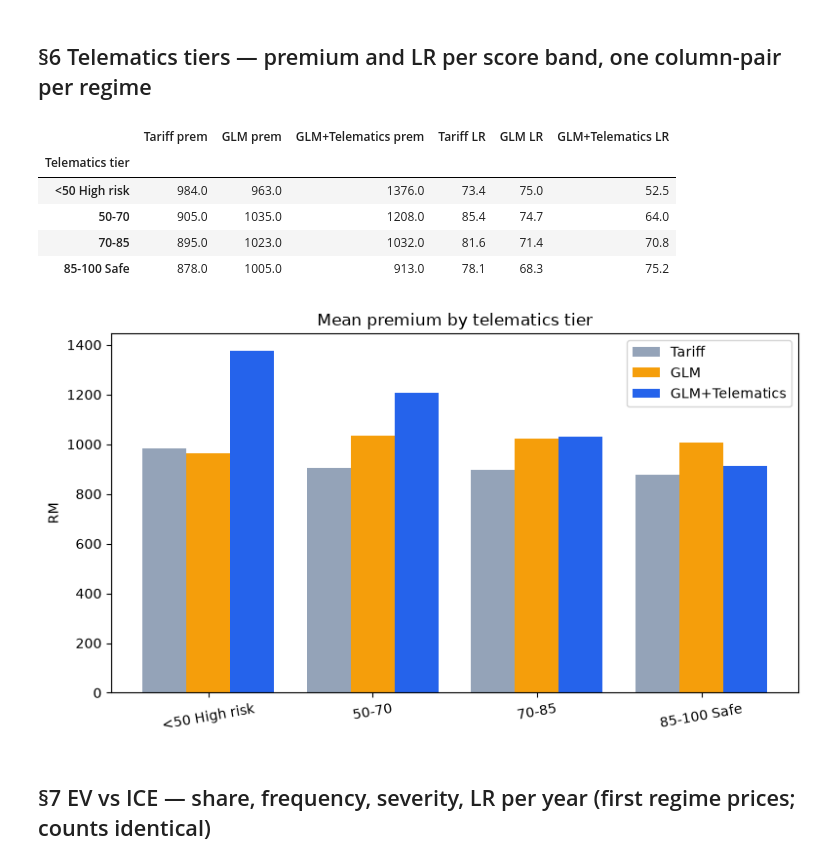
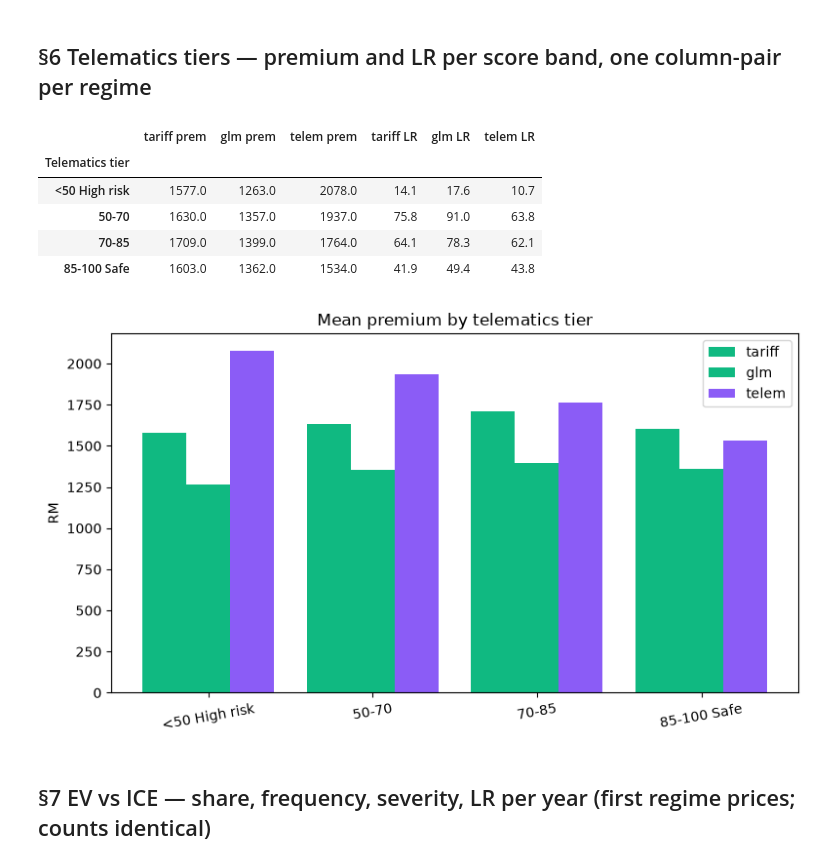
Before and after one commit to QHao-SOLID/MET-X, a Jupyter notebook: simulation/analysis.ipynb, the cells around one changed output. Saved outputs shown, nothing was run; the diff lists cells and outputs as text; code cells hidden in the pictures.

```diff
--- a/simulation/analysis.ipynb
+++ b/simulation/analysis.ipynb
@@ -32,7 +32,7 @@ from voltvision import (
 %matplotlib inline
 
 # --- Which run to dissect (manifest.json lists every scenario x seed) ---
-SC, SEED_RUN = 'high_adopt_freq', 157
+SC, SEED_RUN = 'high_adopt_freq', 67
 try:
     combined = io.load_result(SC, SEED_RUN)
 except FileNotFoundError:
@@ -364,38 +369,39 @@ not produced by the current scenario set (add ICE/MIX/EV runs, or edit pairs): [
 ## §6 Telematics tiers — premium and LR per score band, one column-pair per regime
 # %%
 # Score bands from safe (85-100) to high-risk (<50): does dearer telematics
-# premium actually sit where the losses are, per regime?
+# premium actually sit where the losses are, per regime? EV-only — ICE has no
+# device score, so only EV rows carry a telematics tier.
 def tier_table(b):
-    d = b.copy()
+    d = b[b['telematics_score'].notna()].copy()
     d['tier'] = pd.cut(d['telematics_score'], bins=[0, 50, 70, 85, 100],
                        labels=['<50 High risk', '50-70', '70-85', '85-100 Safe'])
     g = d.groupby('tier', observed=False).agg(n=('POLID', 'size'), mean_prem=('FINAL_PREMIUM_SST', 'mean'),
                                               claims=('CLAIM_AMOUNT', 'sum'), prem_sum=('FINAL_PREMIUM_SST', 'sum'))
     g['lr'] = g['claims'] / g['prem_sum'] * 100
     return g[['n', 'mean_prem', 'lr']]
 
 tiers = {m: tier_table(b) for m, b in books.items()}
 tab = pd.DataFrame({f'{reg_label(m)} prem': tiers[m]['mean_prem'].round(0) for m in REGIMES_RUN})
 tab = tab.join(pd.DataFrame({f'{reg_label(m)} LR': tiers[m]['lr'].round(1) for m in REGIMES_RUN}))
 tab.index.name = 'Telematics tier'
 display(tab)
 x = np.arange(len(tab))
 fig, ax = plt.subplots(figsize=(max(8, 2.5 * len(REGIMES_RUN)), 4.6))
 w = 0.8 / len(REGIMES_RUN)
 for i, m in enumerate(REGIMES_RUN):
     ax.bar(x + (i - (len(REGIMES_RUN) - 1) / 2) * w, tiers[m]['mean_prem'], w,
            label=reg_label(m), color=reg_color(m))
 ax.set_xticks(x); ax.set_xticklabels(tab.index, rotation=10)
 ax.set_title('Mean premium by telematics tier'); ax.set_ylabel('RM'); ax.legend()
 plt.tight_layout(); plt.show()
 # %% [output]
-|  | Tariff prem | GLM prem | GLM+Telematics prem | Tariff LR | GLM LR | GLM+Telematics LR |
+|  | tariff prem | glm prem | telem prem | tariff LR | glm LR | telem LR |
 | Telematics tier |  |  |  |  |  |  |
-| <50 High risk | 984.0 | 963.0 | 1376.0 | 73.4 | 75.0 | 52.5 |
-| 50-70 | 905.0 | 1035.0 | 1208.0 | 85.4 | 74.7 | 64.0 |
-| 70-85 | 895.0 | 1023.0 | 1032.0 | 81.6 | 71.4 | 70.8 |
-| 85-100 Safe | 878.0 | 1005.0 | 913.0 | 78.1 | 68.3 | 75.2 |
+| <50 High risk | 1577.0 | 1263.0 | 2078.0 | 14.1 | 17.6 | 10.7 |
+| 50-70 | 1630.0 | 1357.0 | 1937.0 | 75.8 | 91.0 | 63.8 |
+| 70-85 | 1709.0 | 1399.0 | 1764.0 | 64.1 | 78.3 | 62.1 |
+| 85-100 Safe | 1603.0 | 1362.0 | 1534.0 | 41.9 | 49.4 | 43.8 |
-[figure, old version]
+[figure, new version]
 # %% [markdown]
 ## §7 EV vs ICE — share, frequency, severity, LR per year (first regime prices; counts identical)
 # %%
```
Also changed, not shown: parts of 23 cells of this notebook, 8 other files.
